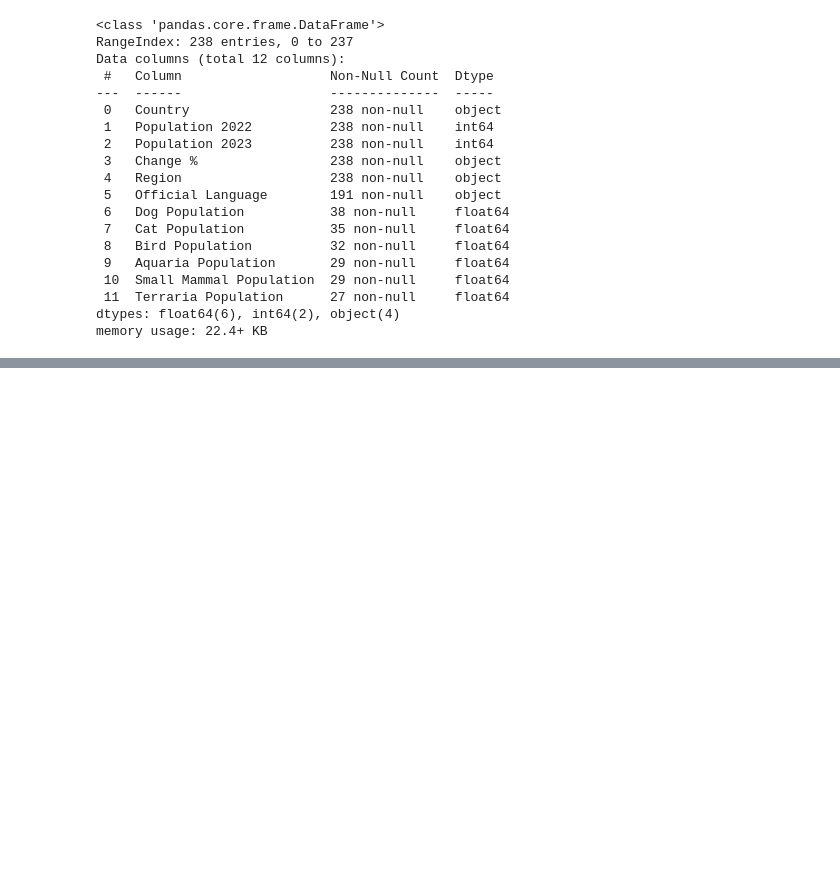
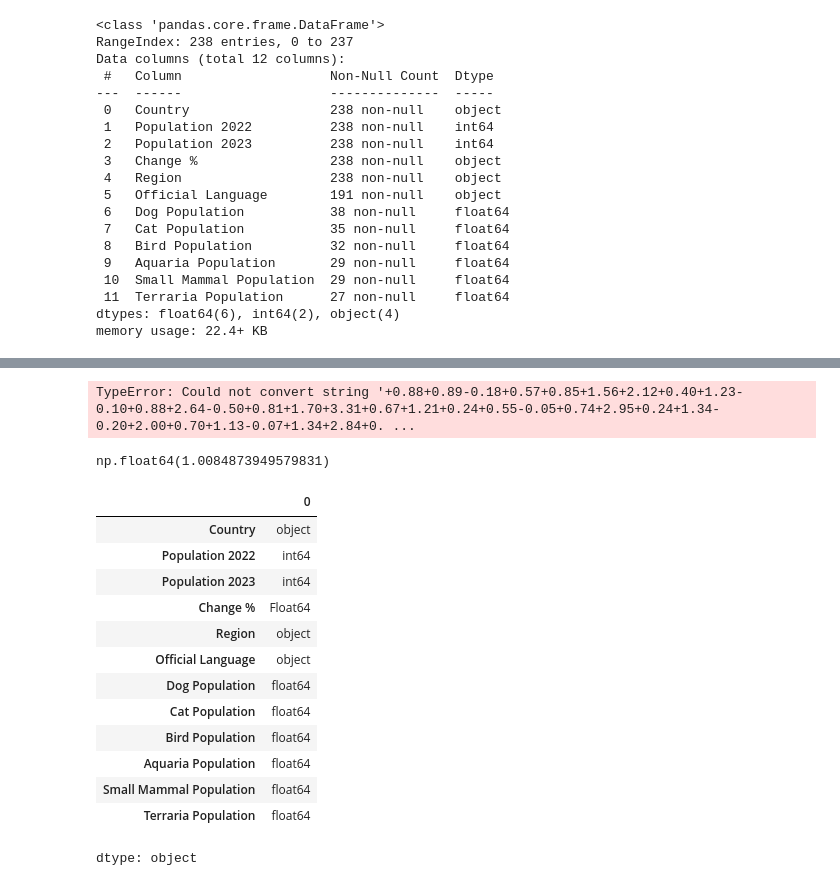
Before and after one commit to priyankaprakasan/Data-I-O-and-Preprocessing-with-Python-and-SQL, a Jupyter notebook: DataPreprocessing_Module1.ipynb, the cells around one changed output, grey strips where cells are left out. Drawn from its saved outputs; the diff is of its cells as text; code cells hidden in the pictures; blank space fills up the shorter version.

```diff
--- a/DataPreprocessing_Module1.ipynb
+++ b/DataPreprocessing_Module1.ipynb
@@ -49,0 +71,2 @@ pet_pop_df.head()
+# %%
+pet_pop_df['Change %']=pet_pop_df['Change %'].replace('%',"")
@@ -49,0 +90,2 @@ pet_pop_df.head()
+# %%
+pet_pop_df['Change %']=pet_pop_df['Change %'].str.replace('%',"")
@@ -49,0 +102,27 @@ pet_pop_df.head()
+# %%
+pet_pop_df['Change %'].mean()
+# %% [output]
+TypeError: Could not convert string '+0.88+0.89-0.18+0.57+0.85+1.56+2.12+0.40+1.23-0.10+0.88+2.64-0.50+0.81+1.70+3.31+0.67+1.21+0.24+0.55-0.05+0.74+2.95+0.24+1.34-0.20+2.00+0.70+1.13-0.07+1.34+2.84+0. ...
+# %%
+pet_pop_df['Change %']=pet_pop_df['Change %'].astype("Float64")
+# %%
+pet_pop_df['Change %'].mean()
+# %% [output]
+np.float64(1.0084873949579831)
+# %%
+pet_pop_df.dtypes
+# %% [output]
+|  | 0 |
+| Country | object |
+| Population 2022 | int64 |
+| Population 2023 | int64 |
+| Change % | Float64 |
+| Region | object |
+| Official Language | object |
+| Dog Population | float64 |
+| Cat Population | float64 |
+| Bird Population | float64 |
+| Aquaria Population | float64 |
+| Small Mammal Population | float64 |
+| Terraria Population | float64 |
+dtype: object
```
Also changed, not shown: parts of 13 cells of this notebook.
